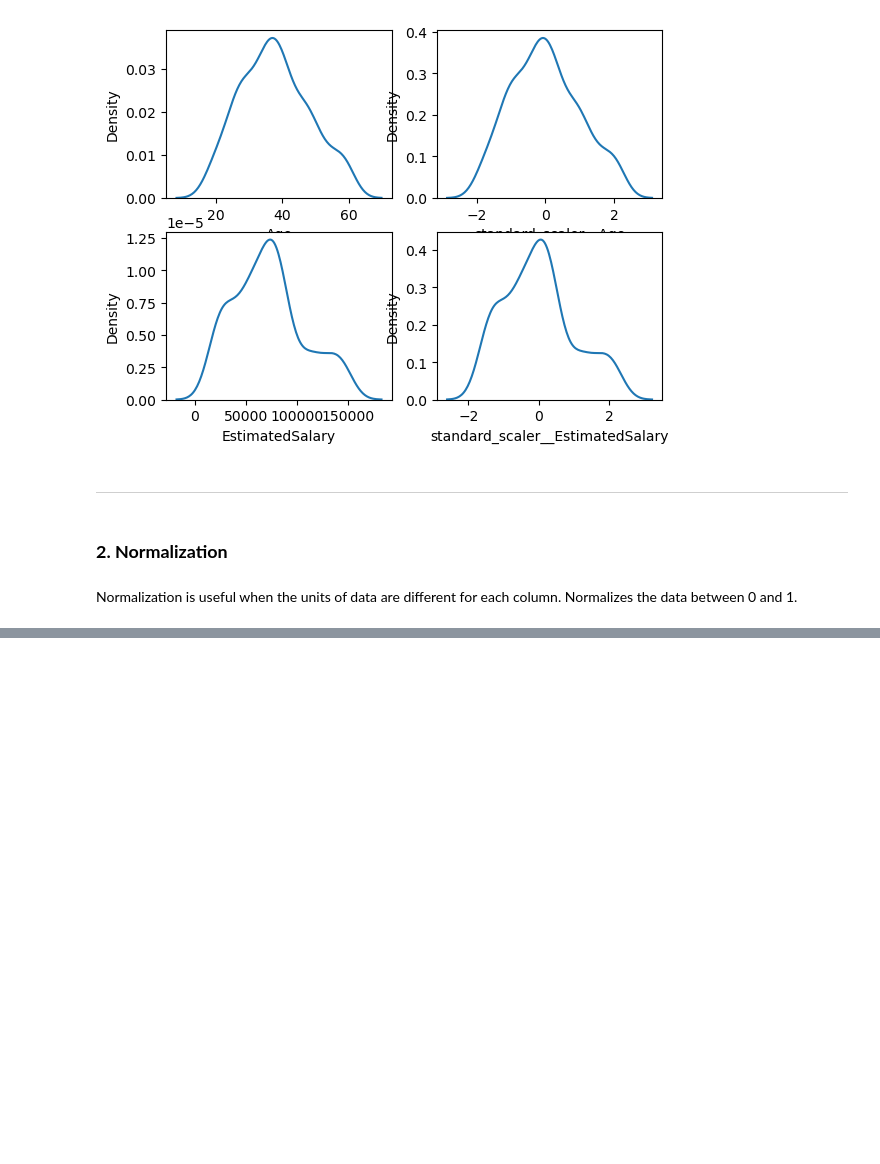
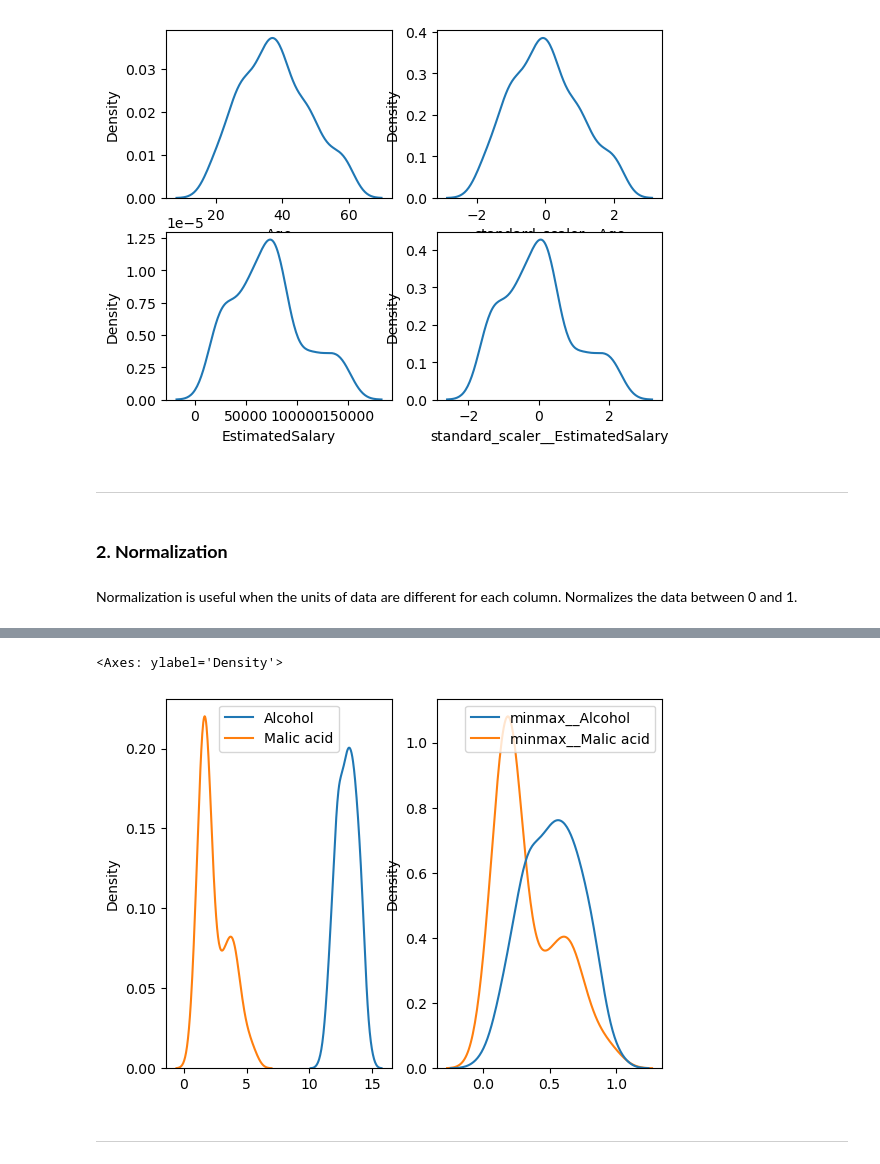
Before and after one commit to sunder-kirei/ml, a Jupyter notebook: feature_engineering/feature_scaling.ipynb, the cells around one changed output, grey strips where cells are left out. Saved outputs shown, nothing was run; the diff lists cells and outputs as text; code cells hidden in the pictures; blank space fills up the shorter version.

```diff
--- a/feature_engineering/feature_scaling.ipynb
+++ b/feature_engineering/feature_scaling.ipynb
@@ -152,0 +203,10 @@ Normalizes the data between 0 and 1.
+# %%
+figure, (first, second) = plt.subplots(ncols=2)
+
+sns.kdeplot(X_train[["Alcohol", "Malic acid"]], ax=first)
+sns.kdeplot(X_train_trans[["minmax__Alcohol", "minmax__Malic acid"]], ax=second)
+# %% [output]
+<Axes: ylabel='Density'>
+[figure, added]
+# %% [markdown]
+---
```
Also changed, not shown: parts of 12 cells of this notebook, 8 other files.
